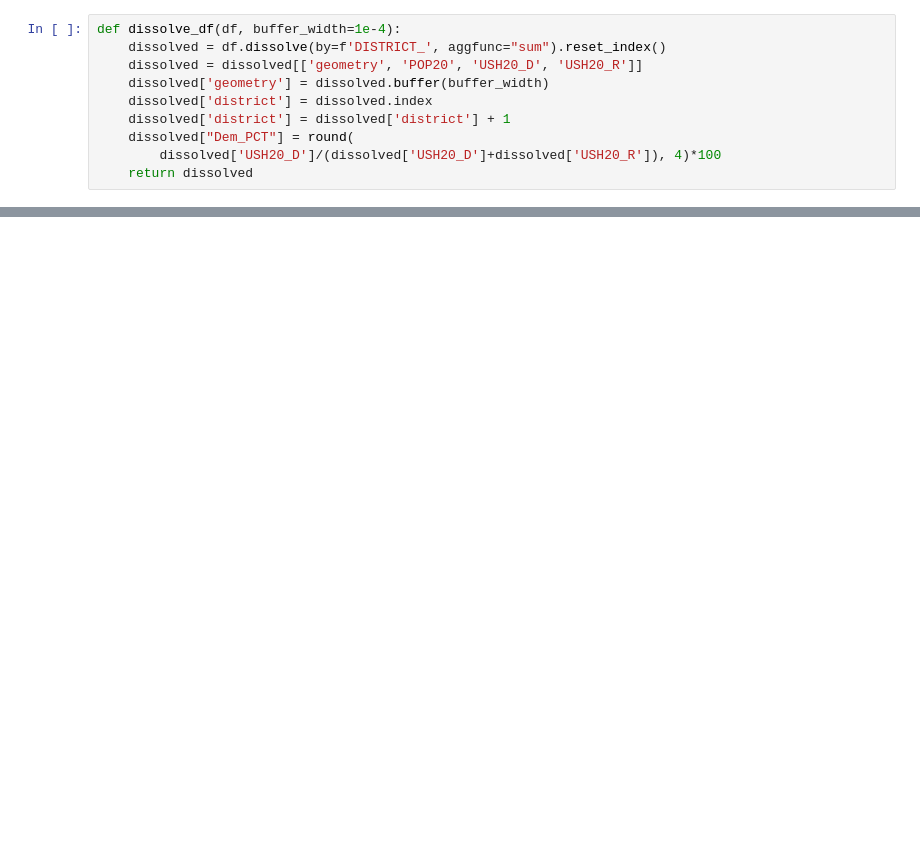
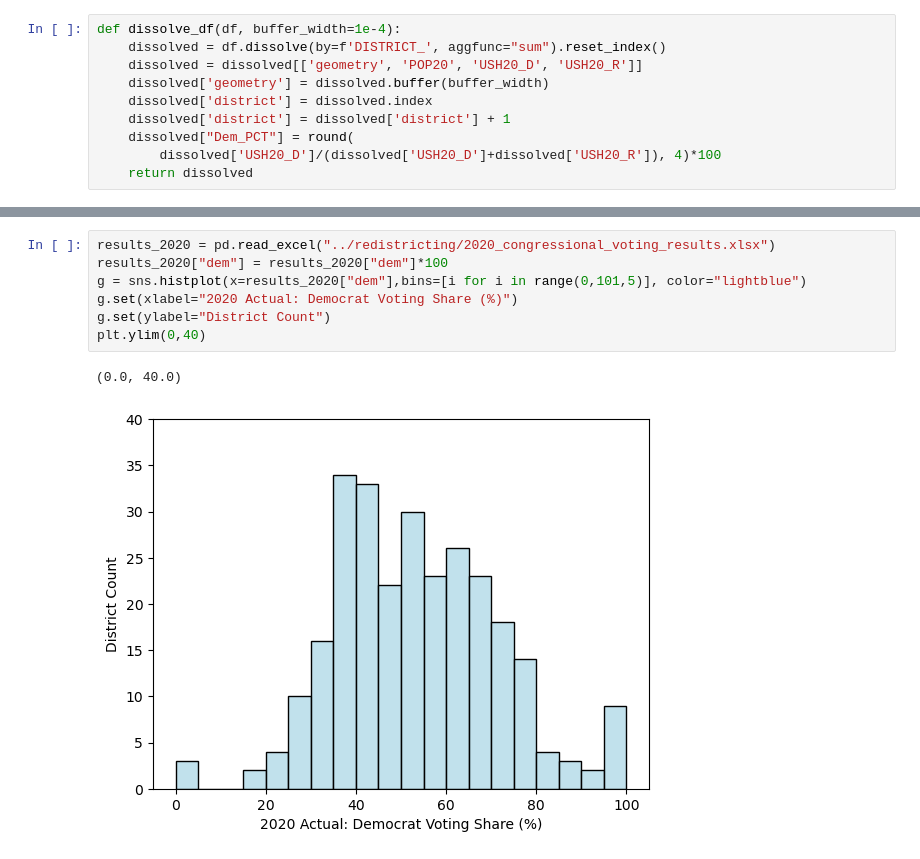
Before and after one commit to yagnesh7/clock-hand-redistricting, a Jupyter notebook: moving-knife/results_analysis.ipynb, the cells around one changed output, grey strips where cells are left out. Saved outputs shown, nothing was run; the diff lists cells and outputs as text; blank space fills up the shorter version.

```diff
--- a/moving-knife/results_analysis.ipynb
+++ b/moving-knife/results_analysis.ipynb
@@ -170,0 +198,10 @@ grouped_results
+# %%
+results_2020 = pd.read_excel("../redistricting/2020_congressional_voting_results.xlsx")
+results_2020["dem"] = results_2020["dem"]*100
+g = sns.histplot(x=results_2020["dem"],bins=[i for i in range(0,101,5)], color="lightblue")
+g.set(xlabel="2020 Actual: Democrat Voting Share (%)")
+g.set(ylabel="District Count")
+plt.ylim(0,40)
+# %% [output]
+(0.0, 40.0)
+[figure, added]
```
Also changed, not shown: parts of 9 cells of this notebook, 9 other files.
